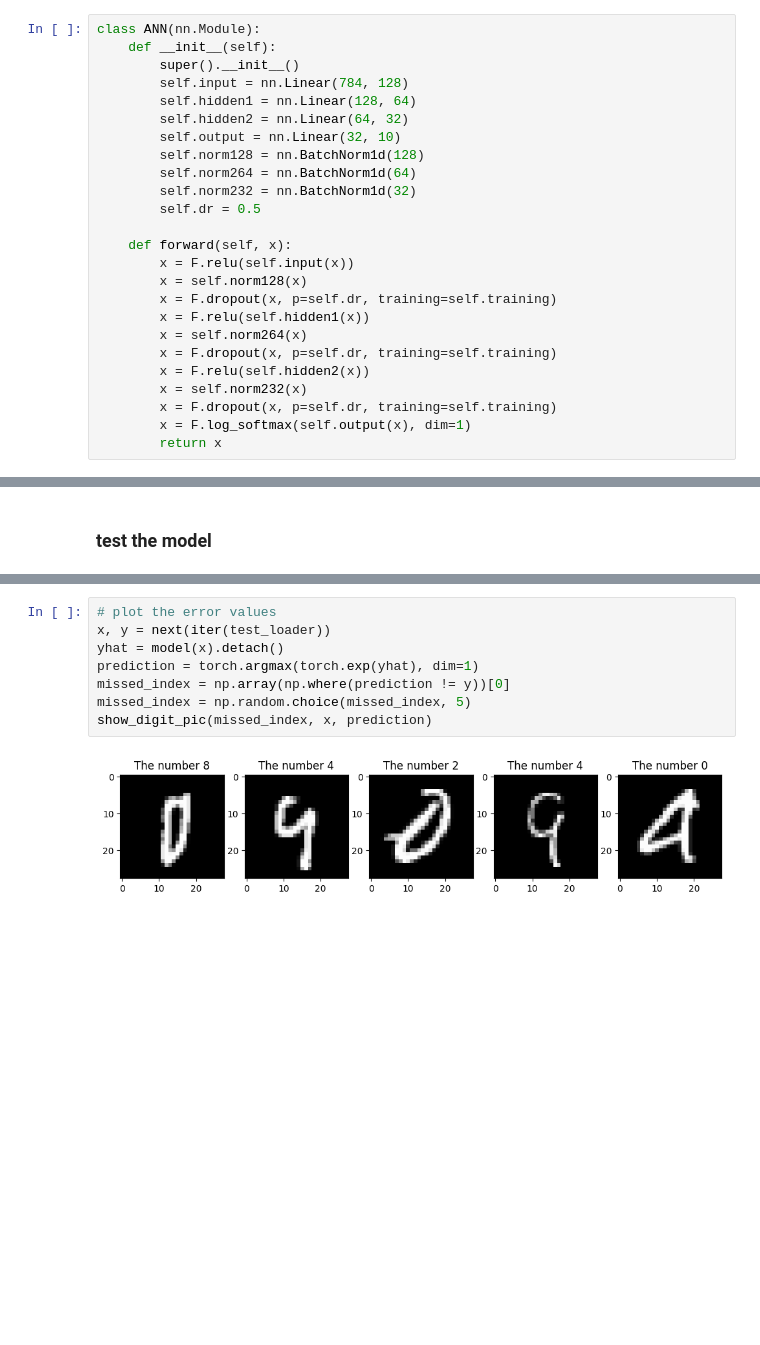
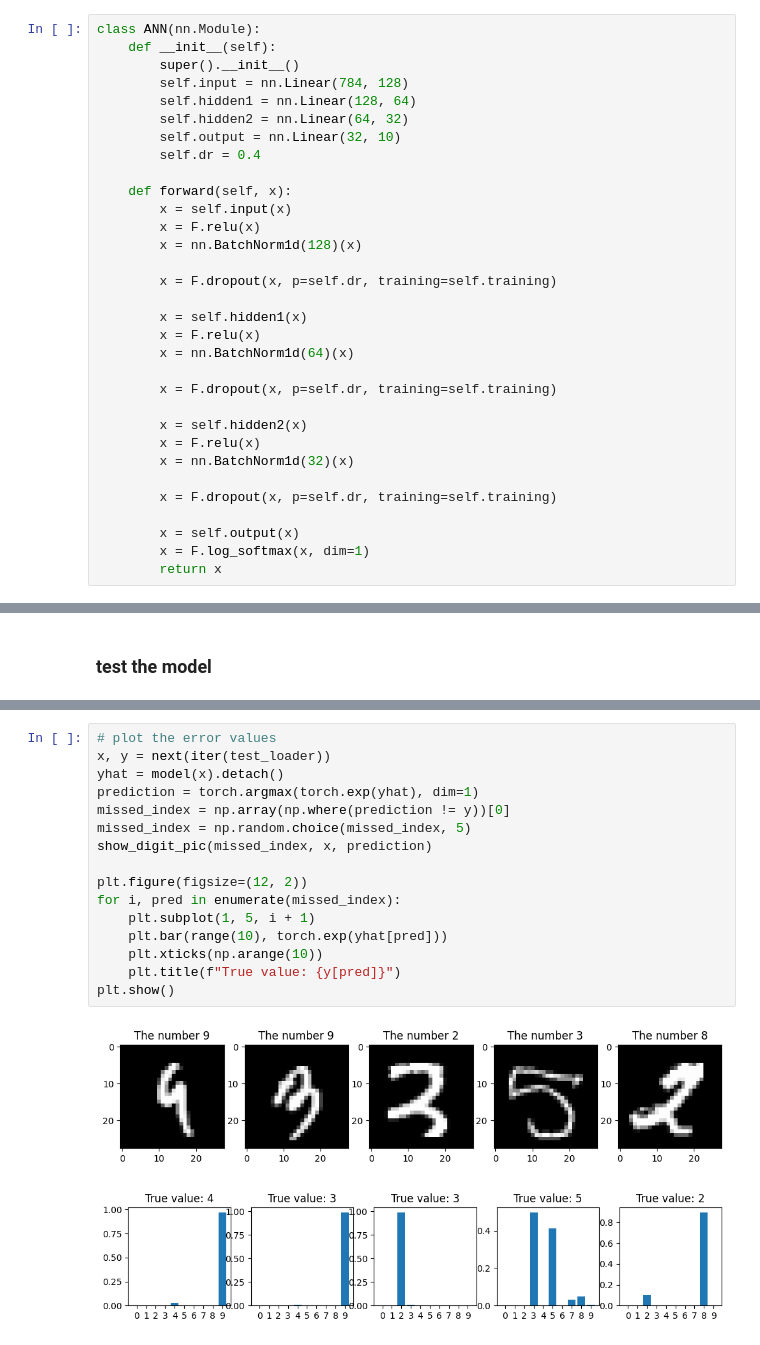
Before and after one commit to faheempa/Deep_learning, a Jupyter notebook: FNN/MNIST_classification/main.ipynb, the cells around one changed output, grey strips where cells are left out. Drawn from its saved outputs; the diff is of its cells as text; blank space fills up the shorter version.

```diff
--- a/FNN/MNIST_classification/main.ipynb
+++ b/FNN/MNIST_classification/main.ipynb
@@ -115,22 +131,29 @@ class ANN(nn.Module):
         self.hidden1 = nn.Linear(128, 64)
         self.hidden2 = nn.Linear(64, 32)
         self.output = nn.Linear(32, 10)
-        self.norm128 = nn.BatchNorm1d(128)
-        self.norm264 = nn.BatchNorm1d(64)
-        self.norm232 = nn.BatchNorm1d(32)
-        self.dr = 0.5
+        self.dr = 0.4
 
     def forward(self, x):
-        x = F.relu(self.input(x))
-        x = self.norm128(x)
+        x = self.input(x)
+        x = F.relu(x)
+        x = nn.BatchNorm1d(128)(x)
+
         x = F.dropout(x, p=self.dr, training=self.training)
-        x = F.relu(self.hidden1(x))
-        x = self.norm264(x)
+
+        x = self.hidden1(x)
+        x = F.relu(x)
+        x = nn.BatchNorm1d(64)(x)
+
         x = F.dropout(x, p=self.dr, training=self.training)
-        x = F.relu(self.hidden2(x))
-        x = self.norm232(x)
+
+        x = self.hidden2(x)
+        x = F.relu(x)
+        x = nn.BatchNorm1d(32)(x)
+
         x = F.dropout(x, p=self.dr, training=self.training)
-        x = F.log_softmax(self.output(x), dim=1)
+
+        x = self.output(x)
+        x = F.log_softmax(x, dim=1)
         return x
 # %%
 def create_model():
@@ -243,13 +278,22 @@ plt.show()
 # %%
 # plot the error values
 x, y = next(iter(test_loader))
 yhat = model(x).detach()
 prediction = torch.argmax(torch.exp(yhat), dim=1)
 missed_index = np.array(np.where(prediction != y))[0]
 missed_index = np.random.choice(missed_index, 5)
 show_digit_pic(missed_index, x, prediction)
+
+plt.figure(figsize=(12, 2))
+for i, pred in enumerate(missed_index):
+    plt.subplot(1, 5, i + 1)
+    plt.bar(range(10), torch.exp(yhat[pred]))
+    plt.xticks(np.arange(10))
+    plt.title(f"True value: {y[pred]}")
+plt.show()
 # %% [output]
-[figure, old version]
+[figure, new version]
+[figure, added]
 # %%
 plt.figure(figsize=(14, 3))
 for i, pred in enumerate(missed_index):
```
Also changed, not shown: parts of 10 cells of this notebook, 44 other files.
